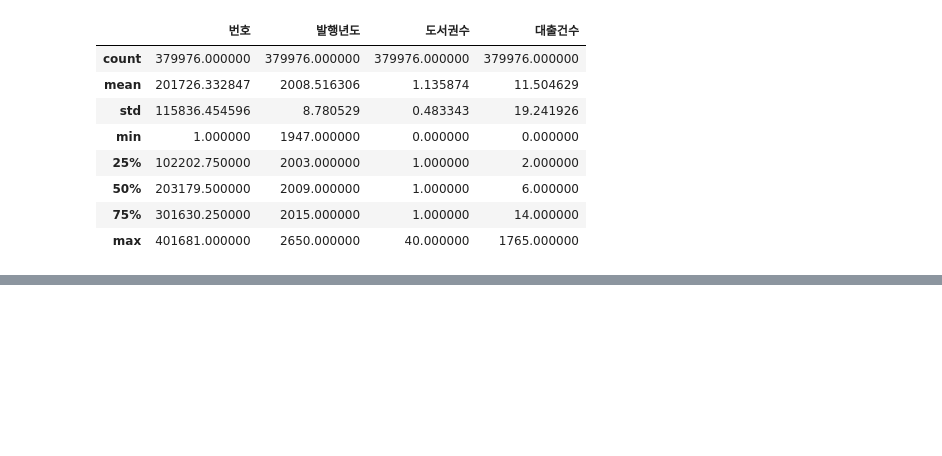
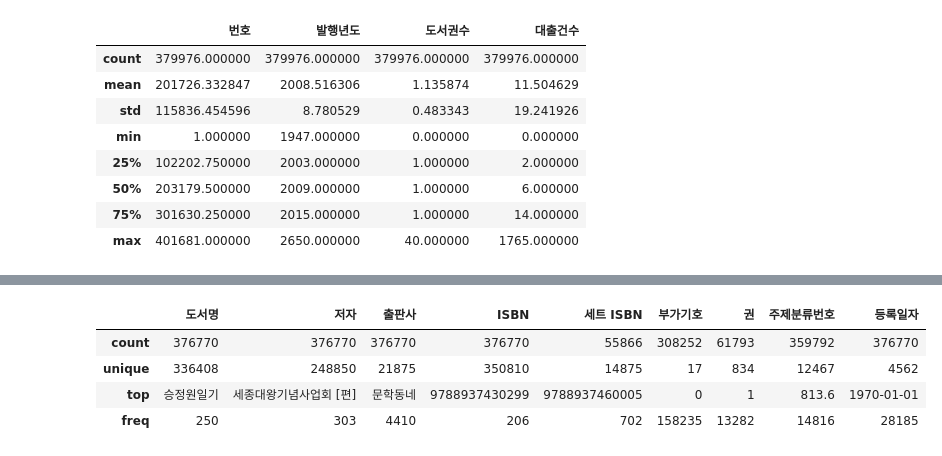
Before and after one commit to hyeonn-06/data_analysis, a Jupyter notebook: ch04_1.ipynb, the cells around one changed output, grey strips where cells are left out. Cells and saved outputs as stored; diff of their text form; code cells hidden in the pictures; blank space fills up the shorter version.

```diff
--- a/ch04_1.ipynb
+++ b/ch04_1.ipynb
@@ -34,0 +76,10 @@ ns_book6.describe()
+# %%
+# 다른 데이터 타입 열의 기술 통계가 보고 싶으면 include=?
+# count : 누락된 값을 제외한 데이터 개수 / unique : 고유한 데이터 개수 / top : 가장 많이 등장하는 데이터 / freq : 가장 많이 등장한 빈도
+ns_book7.describe(include='object')
+# %% [output]
+|  | 도서명 | 저자 | 출판사 | ISBN | 세트 ISBN | 부가기호 | 권 | 주제분류번호 | 등록일자 |
+| count | 376770 | 376770 | 376770 | 376770 | 55866 | 308252 | 61793 | 359792 | 376770 |
+| unique | 336408 | 248850 | 21875 | 350810 | 14875 | 17 | 834 | 12467 | 4562 |
+| top | 승정원일기 | 세종대왕기념사업회 [편] | 문학동네 | 9788937430299 | 9788937460005 | 0 | 1 | 813.6 | 1970-01-01 |
+| freq | 250 | 303 | 4410 | 206 | 702 | 158235 | 13282 | 14816 | 28185 |
```
Also changed, not shown: parts of 5 cells of this notebook.
